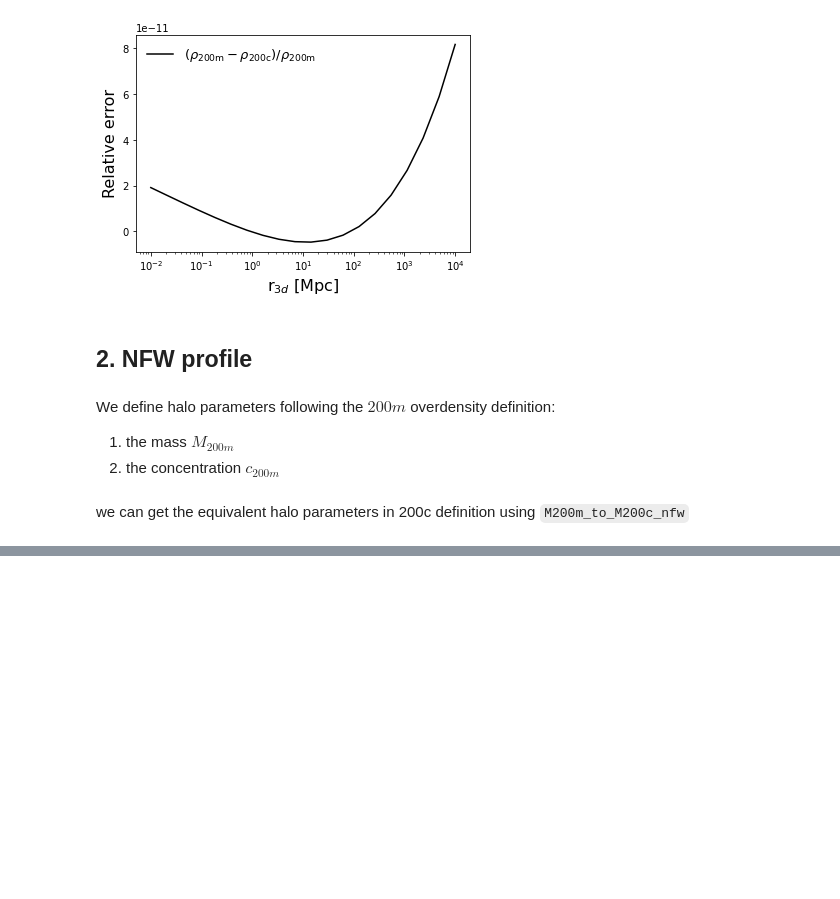
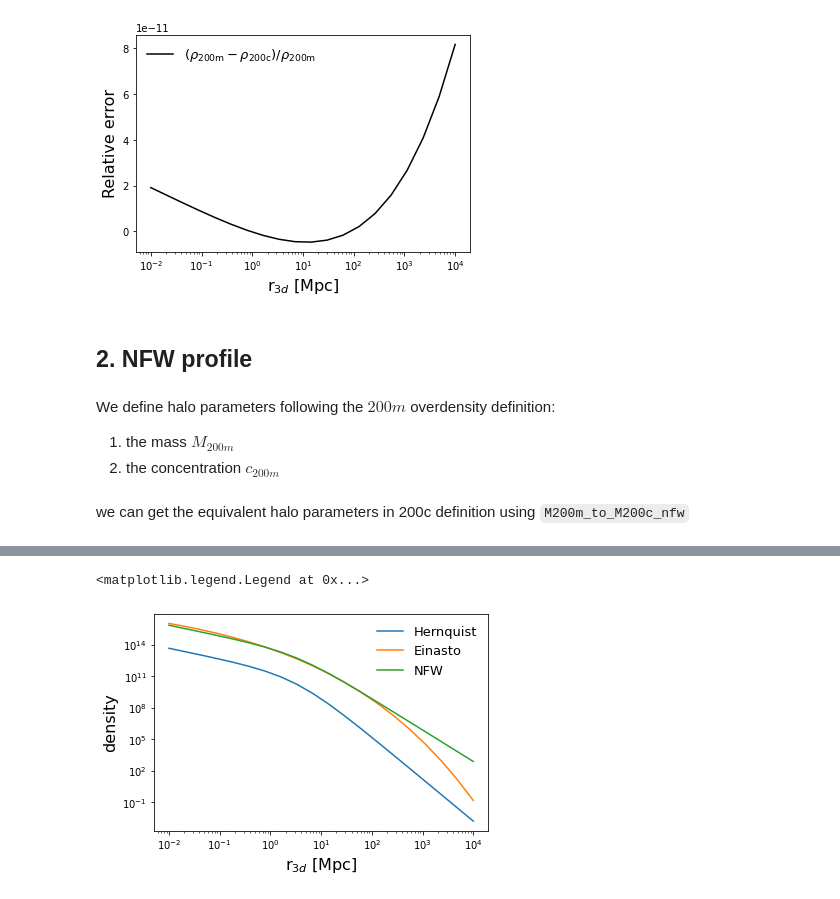
Before and after one commit to payerne/DC2Analysis, a Jupyter notebook: examples/Example_M200m_M200c_conversion.ipynb, the cells around one changed output, grey strips where cells are left out. Drawn from its saved outputs; the diff is of its cells as text; code cells hidden in the pictures; blank space fills up the shorter version.

```diff
--- a/examples/Example_M200m_M200c_conversion.ipynb
+++ b/examples/Example_M200m_M200c_conversion.ipynb
@@ -173,0 +210,19 @@ plt.legend()
+# %%
+r = np.logspace(-2,4,20)
+# %%
+cl_200m = hern.Modeling(M200m, c200m, cluster_z, 'mean', cosmo_astropy)
+y_hern = cl_200m.density(r)
+cl_200m = nfw.Modeling(M200m, c200m, cluster_z, 'mean', cosmo_astropy)
+y_nfw = cl_200m.density(r)
+cl_200m = ein.Modeling(M200m, c200m, alpha200m, cluster_z, 'mean', cosmo_astropy)
+y_ein = cl_200m.density(r)
+# %%
+plt.loglog(r, y_hern, label = 'Hernquist')
+plt.loglog(r, y_ein, label = 'Einasto')
+plt.loglog(r, y_nfw, label = 'NFW')
+plt.xlabel(r'r$_{3d}$ [Mpc]', fontsize = 16)
+plt.ylabel('density', fontsize = 16)
+plt.legend(fontsize = 13, frameon = False, loc = 'best')
+# %% [output]
+<matplotlib.legend.Legend at 0x...>
+[figure, added]
```
Also changed, not shown: parts of 17 cells of this notebook, 17 other files.
